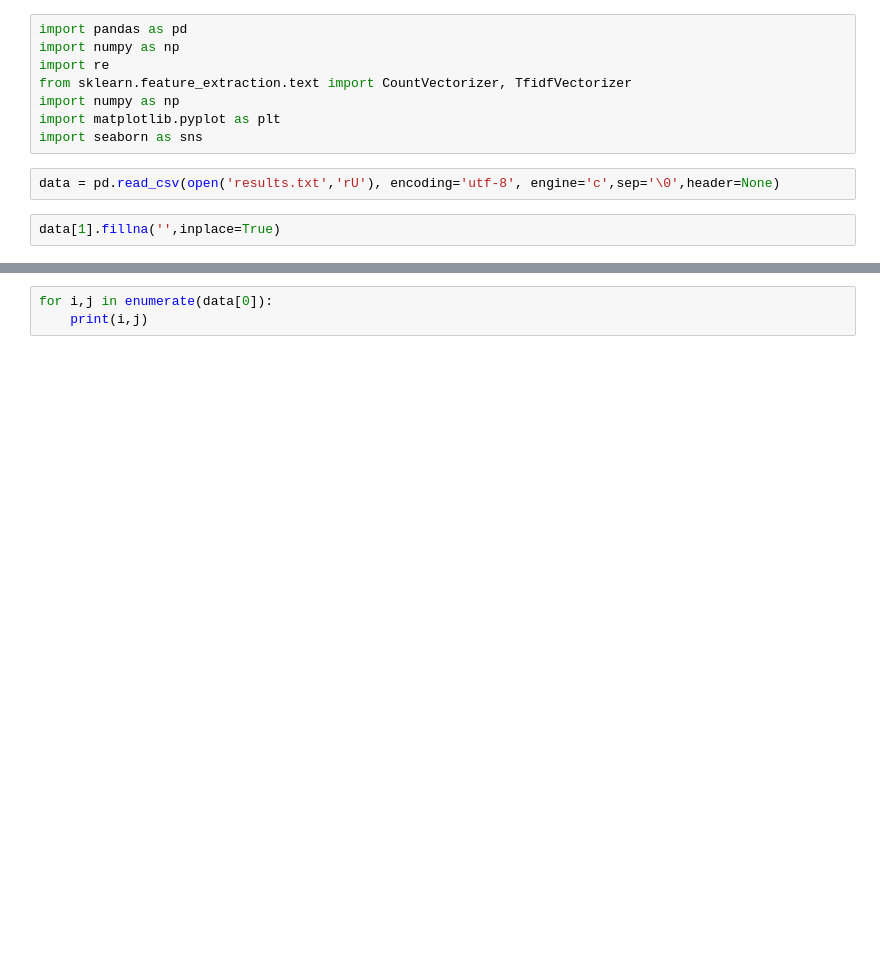
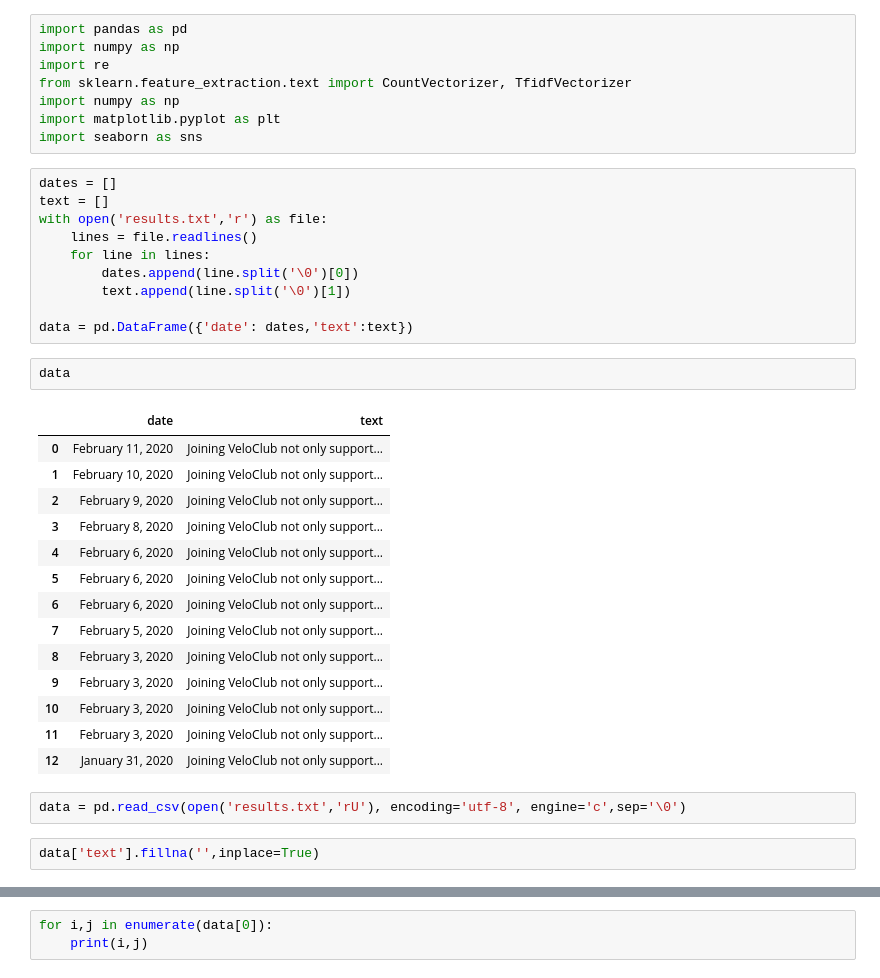
Before and after one commit to peterfrancisrit/Enduco, a Jupyter notebook: SemanticAnalysis/Cyclingtipcs/analysis_test_cyclingtips.ipynb, the cells around one changed output, grey strips where cells are left out. Drawn from its saved outputs; the diff is of its cells as text; blank space fills up the shorter version.

```diff
--- a/SemanticAnalysis/Cyclingtipcs/analysis_test_cyclingtips.ipynb
+++ b/SemanticAnalysis/Cyclingtipcs/analysis_test_cyclingtips.ipynb
@@ -6,9 +6,36 @@ from sklearn.feature_extraction.text import CountVectorizer, TfidfVectorizer
 import numpy as np
 import matplotlib.pyplot as plt
 import seaborn as sns
+# %%
+dates = []
+text = []
+with open('results.txt','r') as file:
+    lines = file.readlines()
+    for line in lines:
+        dates.append(line.split('\0')[0])
+        text.append(line.split('\0')[1])
+
+data = pd.DataFrame({'date': dates,'text':text})
+# %%
+data
+# %% [output]
+|  | date | text |
+| 0 | February 11, 2020 | Joining VeloClub not only support... |
+| 1 | February 10, 2020 | Joining VeloClub not only support... |
+| 2 | February 9, 2020 | Joining VeloClub not only support... |
+| 3 | February 8, 2020 | Joining VeloClub not only support... |
+| 4 | February 6, 2020 | Joining VeloClub not only support... |
+| 5 | February 6, 2020 | Joining VeloClub not only support... |
+| 6 | February 6, 2020 | Joining VeloClub not only support... |
+| 7 | February 5, 2020 | Joining VeloClub not only support... |
+| 8 | February 3, 2020 | Joining VeloClub not only support... |
+| 9 | February 3, 2020 | Joining VeloClub not only support... |
+| 10 | February 3, 2020 | Joining VeloClub not only support... |
+| 11 | February 3, 2020 | Joining VeloClub not only support... |
+| 12 | January 31, 2020 | Joining VeloClub not only support... |
 # %%
-data = pd.read_csv(open('results.txt','rU'), encoding='utf-8', engine='c',sep='\0',header=None)
+data = pd.read_csv(open('results.txt','rU'), encoding='utf-8', engine='c',sep='\0')
 # %%
-data[1].fillna('',inplace=True)
+data['text'].fillna('',inplace=True)
 # %%
 # get rid of similar intro
```
Also changed, not shown: parts of 19 cells of this notebook, 30 other files.
